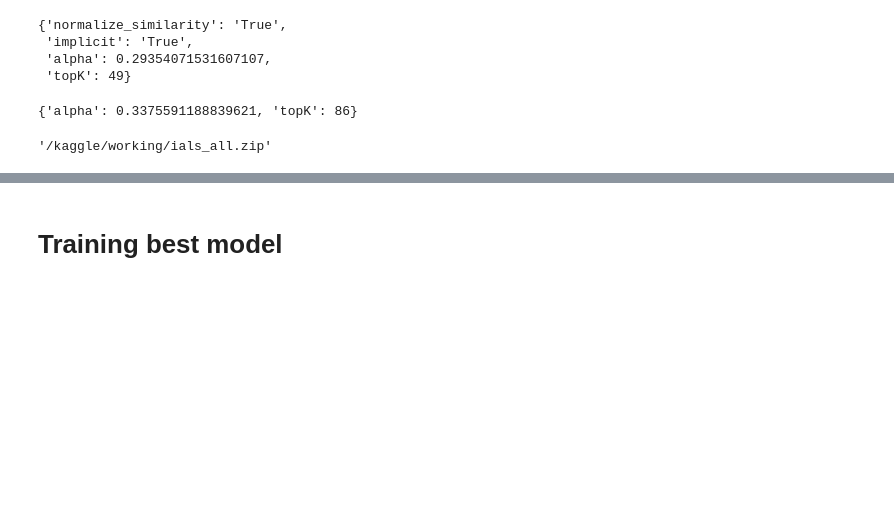
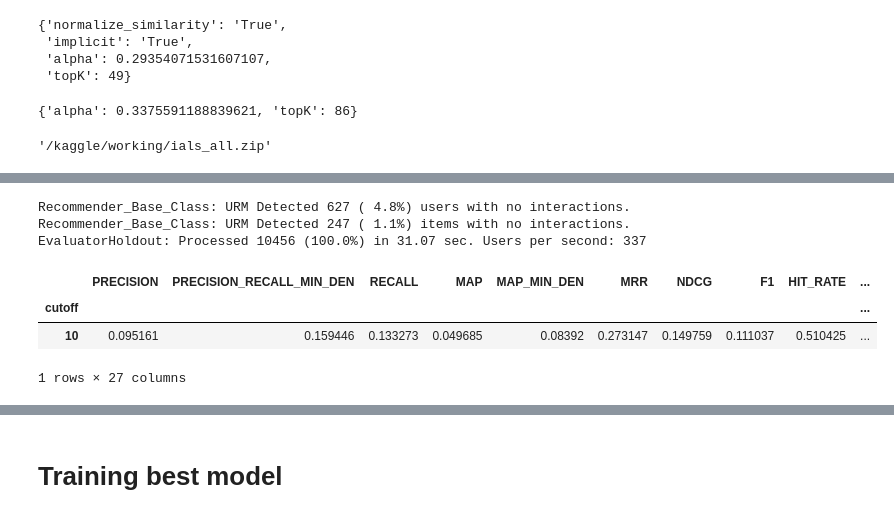
Before and after one commit to CarloSgaravatti/Recsys_Challenge_2023, a Jupyter notebook: challenge_notebooks/hybrid.ipynb, the cells around one changed output, grey strips where cells are left out. Saved outputs shown, nothing was run; the diff lists cells and outputs as text; code cells hidden in the pictures; blank space fills up the shorter version.

```diff
--- a/challenge_notebooks/hybrid.ipynb
+++ b/challenge_notebooks/hybrid.ipynb
@@ -379 +379,18 @@ EvaluatorHoldout: Processed 10456 (100.0%) in 26.85 sec. Users per second: 389
 1 rows × 27 columns
+# %%
+pipeline_recommender = PipelineRecommender(
+    URM_train,
+    recommenders=[recommender_p3a, recommender_slim, hybrid_similarity],
+    cutoffs=[500, 100, 10]
+)
+
+result_df, _ = evaluator.evaluateRecommender(pipeline_recommender)
+display(result_df)
+# %% [output]
+Recommender_Base_Class: URM Detected 627 ( 4.8%) users with no interactions.
+Recommender_Base_Class: URM Detected 247 ( 1.1%) items with no interactions.
+EvaluatorHoldout: Processed 10456 (100.0%) in 31.07 sec. Users per second: 337
+|  | PRECISION | PRECISION_RECALL_MIN_DEN | RECALL | MAP | MAP_MIN_DEN | MRR | NDCG | F1 | HIT_RATE | ... |
+| cutoff |  |  |  |  |  |  |  |  |  | ... |
+| 10 | 0.095161 | 0.159446 | 0.133273 | 0.049685 | 0.08392 | 0.273147 | 0.149759 | 0.111037 | 0.510425 | ... |
+1 rows × 27 columns
```
Also changed, not shown: parts of 18 cells of this notebook.
